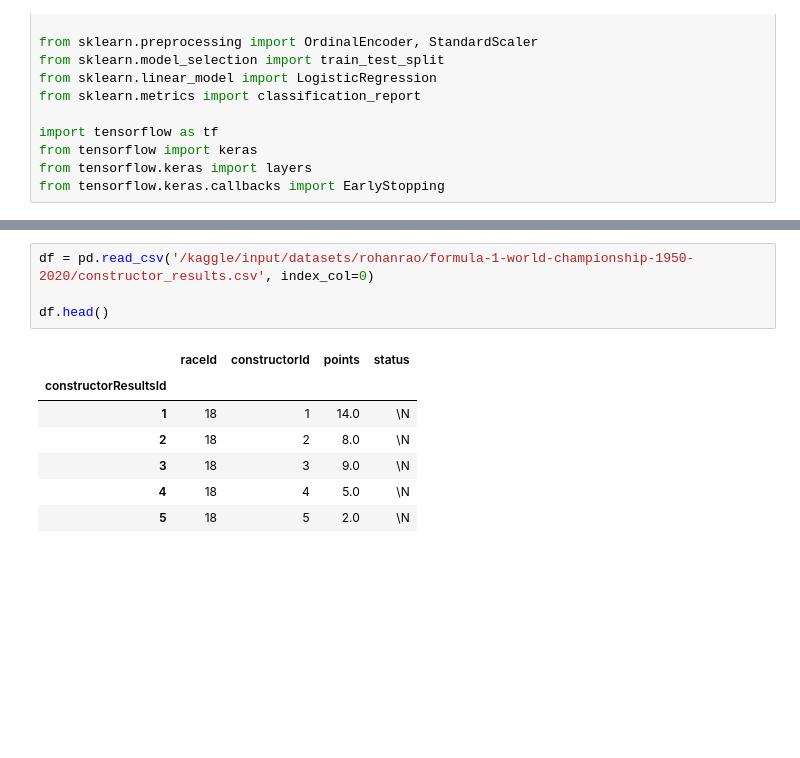
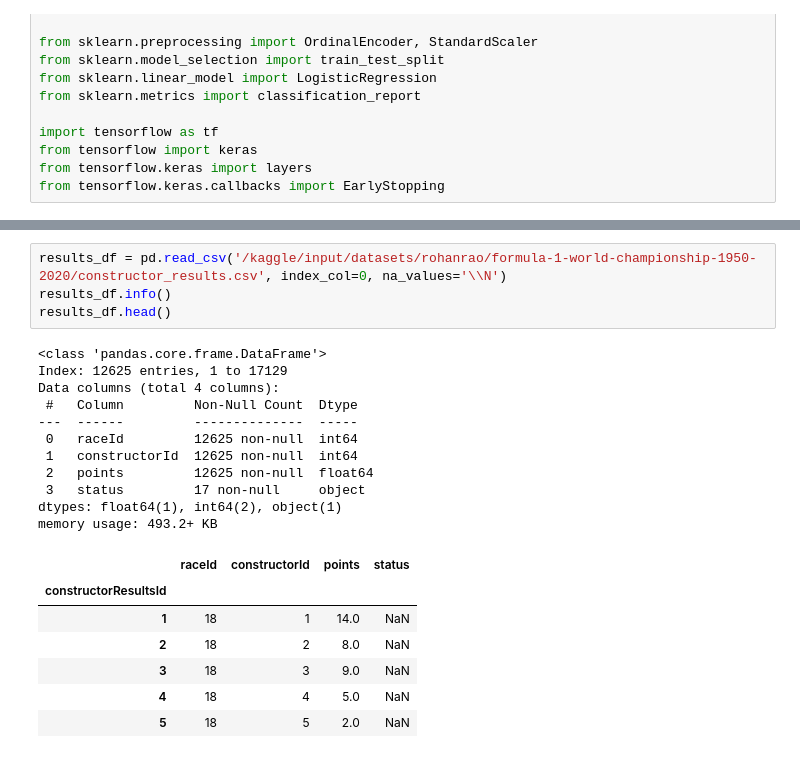
Before and after one commit to youssefyouki/team_12-acl-project-F1-predictoion, a Jupyter notebook: f1-prediction.ipynb, the cells around one changed output, grey strips where cells are left out. Cells and saved outputs as stored; diff of their text form; blank space fills up the shorter version.

```diff
--- a/f1-prediction.ipynb
+++ b/f1-prediction.ipynb
@@ -27,15 +42,26 @@ df.head()
 | 4 | catalunya | Circuit de Barcelona-Catalunya | Montmeló | Spain | 41.57000 | 2.26111 | 109 | http://en.wikipedia.org/wiki/Circ... |
 | 5 | istanbul | Istanbul Park | Istanbul | Turkey | 40.95170 | 29.40500 | 130 | http://en.wikipedia.org/wiki/Ista... |
 # %%
-df = pd.read_csv('/kaggle/input/datasets/rohanrao/formula-1-world-championship-1950-2020/constructor_results.csv', index_col=0)
-
-df.head()
+results_df = pd.read_csv('/kaggle/input/datasets/rohanrao/formula-1-world-championship-1950-2020/constructor_results.csv', index_col=0, na_values='\\N')
+results_df.info()
+results_df.head()
 # %% [output]
+<class 'pandas.core.frame.DataFrame'>
+Index: 12625 entries, 1 to 17129
+Data columns (total 4 columns):
+ #   Column         Non-Null Count  Dtype
+---  ------         --------------  -----
+ 0   raceId         12625 non-null  int64
+ 1   constructorId  12625 non-null  int64
+ 2   points         12625 non-null  float64
+ 3   status         17 non-null     object
+dtypes: float64(1), int64(2), object(1)
+memory usage: 493.2+ KB
 |  | raceId | constructorId | points | status |
 | constructorResultsId |  |  |  |  |
-| 1 | 18 | 1 | 14.0 | \N |
-| 2 | 18 | 2 | 8.0 | \N |
-| 3 | 18 | 3 | 9.0 | \N |
-| 4 | 18 | 4 | 5.0 | \N |
-| 5 | 18 | 5 | 2.0 | \N |
+| 1 | 18 | 1 | 14.0 | NaN |
+| 2 | 18 | 2 | 8.0 | NaN |
+| 3 | 18 | 3 | 9.0 | NaN |
+| 4 | 18 | 4 | 5.0 | NaN |
+| 5 | 18 | 5 | 2.0 | NaN |
 # %%
```
Also changed, not shown: parts of 15 cells of this notebook.
